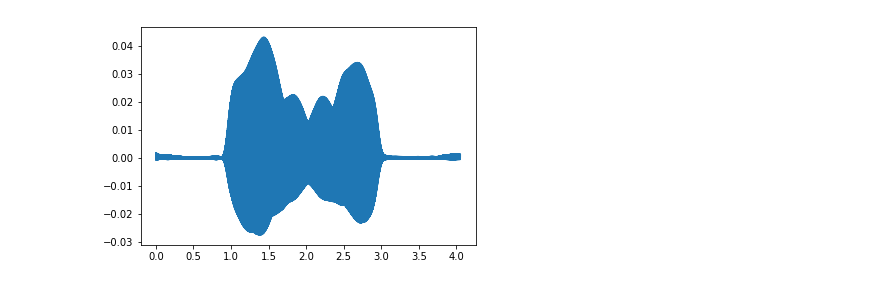
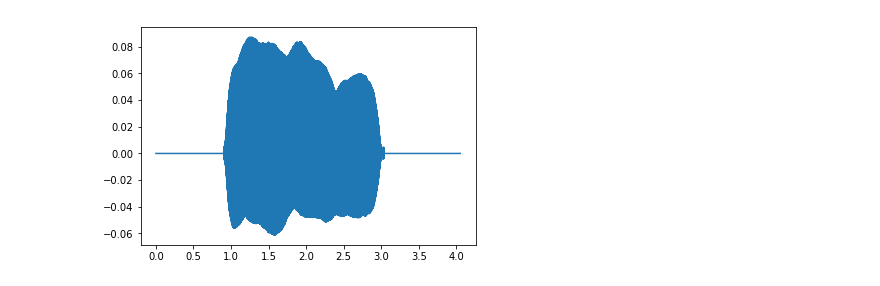
Before and after one commit to d4vidsc/music_synth, a Jupyter notebook: codigo/emulacao_gaita.ipynb, the cells around one changed output. Saved outputs shown, nothing was run; the diff lists cells and outputs as text; code cells hidden in the pictures.

```diff
--- a/codigo/emulacao_gaita.ipynb
+++ b/codigo/emulacao_gaita.ipynb
@@ -65,12 +66,20 @@ gaita_fft = fft(gaita_in)
 # %%
+# Aplicando FFT no sinal da gaita
+
+gaita_fft = fft(gaita_in)
+
 # Definindo eixo das frequencias
+# Está variando de 0 a fs/2 e pegando só metade do comprimento da fft, ou seja, só a porção positiva
 
-gaita_freqs = np.linspace(0.0, fs/2, gaita_in.size//2)
+gaita_freqs = np.linspace(0.0, fs/2, gaita_fft.size//2)
 
 # Acertando a amplitude da fft
-# Os valores absolutos da FFT dividido pela metade da frequencia de amostragem. Correto?
+# Os valores absolutos da FFT dividido pela metade da frequencia de amostragem
 
 amp_gaita_fft = abs(gaita_fft[:int(gaita_fft.size/2)]) / (fs/2)
+
+# Obtendo o angulo da FFT
+fase_gaita_fft = np.angle(gaita_fft[:int(gaita_fft.size/2)])
 # %%
 #Plot FFT domínio da frequência
 
@@ -94,8 +96,25 @@ for i in range (1, amp_gaita_fft.size):
     if amp_gaita_fft[i-1] < amp_gaita_fft[i] and amp_gaita_fft[i] > amp_gaita_fft[i + 1]:
         if amp_gaita_fft[i] > 0.015:
             pico_loc.append(i)
+# %%
+# Encontrando as frequências e amplitude relativa
+pico_loc = []
+gaita_fft_copy = amp_gaita_fft.copy()
+
+# Laço para identificar a localização dos picos das ffts, desconsiderando os valores próximos
+# Limiar para amplitude de 0.015
+while True:
+    pico = np.amax(gaita_fft_copy)
+    loc, = np.where(gaita_fft_copy == pico)
+    pico_loc.append(int(loc))
+    gaita_fft_copy[int(loc-10):int(loc+10)] = 0
+    if pico < 0.015: break
 # %%
+# Somando os senos mais significativos para formar o timbre
+
 timbre = 0
-timbre2 = 0
+timbre_fase = 0
+
 for loc in pico_loc:
     timbre += (amp_gaita_fft[loc] * np.cos(2 * np.pi * gaita_freqs[loc] * t))
+    timbre_fase += (amp_gaita_fft[loc] * np.cos(2 * np.pi * gaita_freqs[loc] * t + fase_gaita_fft[loc]))
@@ -110,2 +141,5 @@ gaita_out = timbre * env_filt
+# %%
+gaita_out = timbre * env_filt_ganho
+gaita_out3 = timbre_fase * env_filt_ganho
 # %%
 sd.play(gaita_out)
@@ -112,7 +148,7 @@ sd.play(gaita_out)
 # %%
-plt.plot(t,gaita_out)
+plt.plot(t,gaita_out3)
 plt.show()
 # %% [output]
-[figure, old version]
+[figure, new version]
 # %%
 UF.wavwrite(gaita_out, fs, '../gaita_emu.wav')
```
Also changed, not shown: parts of 16 cells of this notebook, 1 other file.
